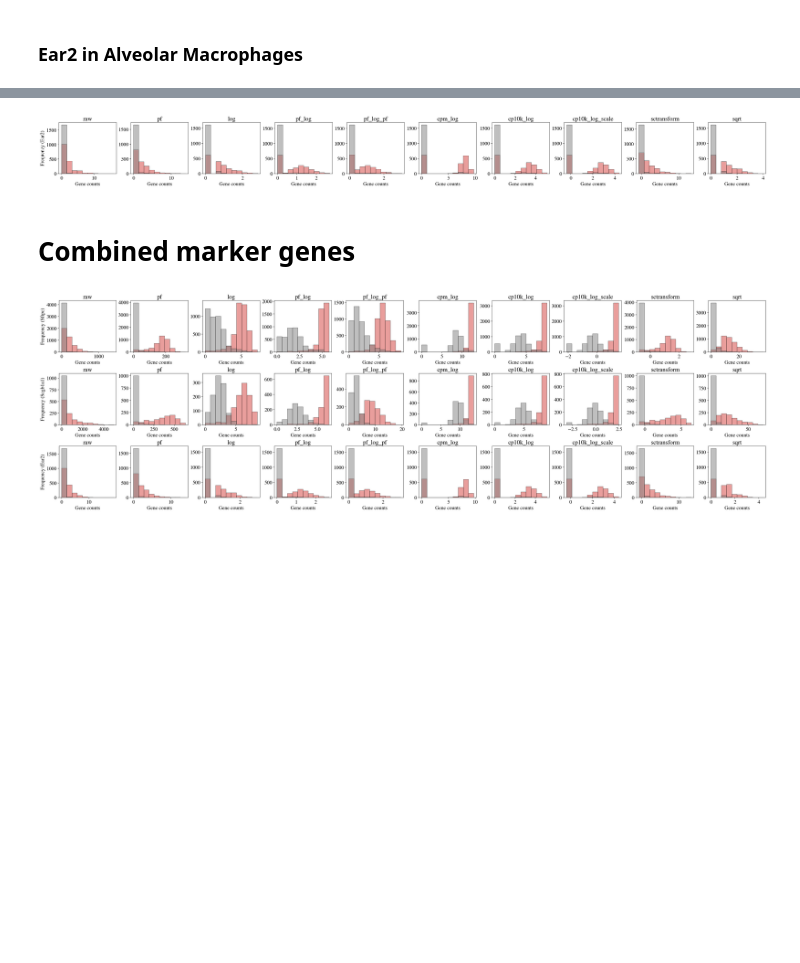
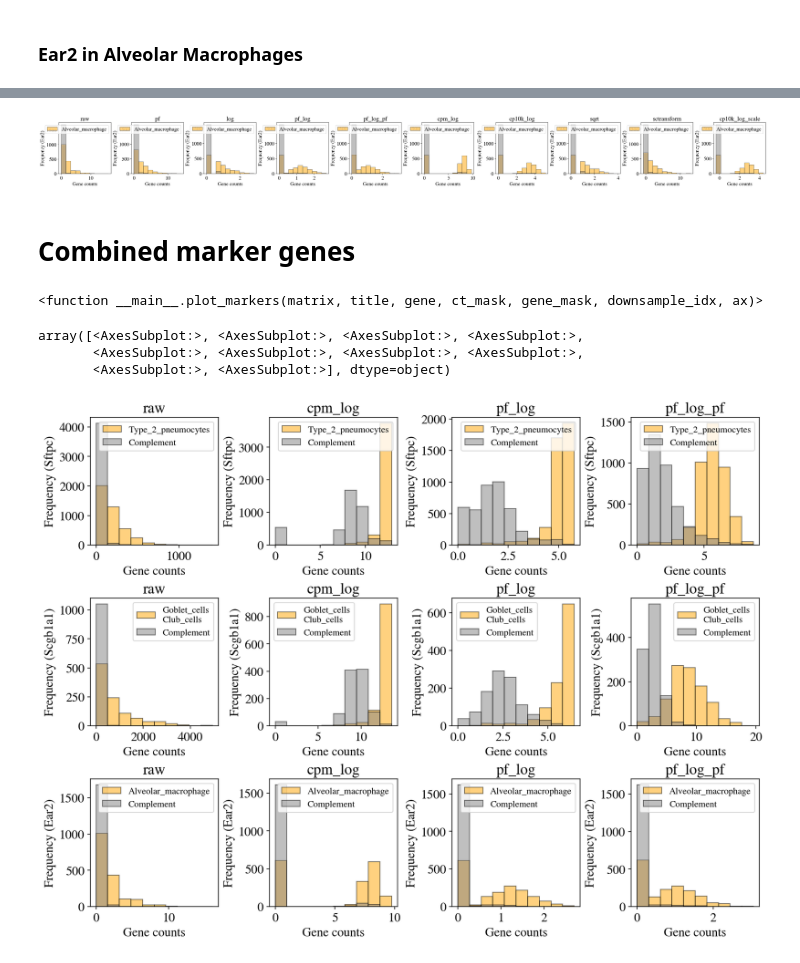
Before and after one commit to pachterlab/BHGP_2022, a Jupyter notebook: analysis/angelidis_marker_genes.ipynb, the cells around one changed output, grey strips where cells are left out. Cells and saved outputs as stored; diff of their text form; code cells hidden in the pictures; blank space fills up the shorter version.

```diff
--- a/analysis/angelidis_marker_genes.ipynb
+++ b/analysis/angelidis_marker_genes.ipynb
@@ -149,3 +98,20 @@ def plot_celltype_marker_gene(data, gene, ct_mask, gene_mask, downsample_idx, ax
+# %%
+def plot_markers(matrix, title, ct, gene, ct_mask, gene_mask, downsample_idx, ax):
+    p = {
+      "xlabel": "Gene counts",
+      "ylabel": f"Frequency ({gene})",
+      "title": title
+    }
+    v_gene = matrix[:, gene_mask].flatten()
+    t = v_gene[ct_mask]
+    c = v_gene[~ct_mask][downsample_idx]
+    bins = np.histogram(np.hstack((t,c)), bins=10)[1] #get the bin edges
+    ax.hist(t, label=ct, alpha=0.5, bins=bins, edgecolor="k", facecolor="orange")
+    ax.hist(c, label="Complement", alpha=0.5, bins=bins, edgecolor="k", facecolor="grey")
+
+    ax.set(**p)
+    ax.legend(prop={"size": 11})
+    return ax
 # %% [markdown]
 ### Sftpc in Type 2 Pneumocytes
 # %%
@@ -168,7 +134,8 @@ for title, matrix in data.items():
 n = len(data.items())
 fig, axs = plt.subplots(figsize=(3*n,3), ncols=n, constrained_layout=True)
 
-plot_celltype_marker_gene(data, gene, ct_mask, gene_mask, downsample_idx, axs)
+for ax, (k, m) in zip(axs, data.items()):
+    plot_markers(m, k, celltype, gene, ct_mask, gene_mask, downsample_idx, ax)
 
 fig.show()
 # %% [output]
@@ -215,7 +195,8 @@ ks
 n = len(data.keys())
 fig, axs = plt.subplots(figsize=(3*n,3), ncols=n, constrained_layout=True)
 
-plot_celltype_marker_gene(data, gene, ct_mask, gene_mask, downsample_idx, axs)
+for ax, (k, m) in zip(axs, data.items()):
+    plot_markers(m, k, celltype1 + "\n" + celltype2, gene, ct_mask, gene_mask, downsample_idx, ax)
 
 fig.show()
 # %% [output]
@@ -256,19 +237,31 @@ ks
 n = len(data.keys())
 fig, axs = plt.subplots(figsize=(3*n,3), ncols=n, constrained_layout=True)
 
-plot_celltype_marker_gene(data, gene, ct_mask, gene_mask, downsample_idx, axs)
+for ax, (k, m) in zip(axs, data.items()):
+    plot_markers(m, k, celltype, gene, ct_mask, gene_mask, downsample_idx, ax)
 
 fig.show()
 # %% [output]
-[figure, old version]
+[figure, new version]
 # %% [markdown]
 # Combined marker genes
+# %%
+plot_markers
+# %% [output]
+<function __main__.plot_markers(matrix, title, gene, ct_mask, gene_mask, downsample_idx, ax)>
+# %%
+axes[0]
+# %% [output]
+array([<AxesSubplot:>, <AxesSubplot:>, <AxesSubplot:>, <AxesSubplot:>,
+       <AxesSubplot:>, <AxesSubplot:>, <AxesSubplot:>, <AxesSubplot:>,
+       <AxesSubplot:>, <AxesSubplot:>], dtype=object)
 # %%
-n = len(data.keys())
+pltlabels = ["raw", "cpm_log", "pf_log", "pf_log_pf"]
+n = len(pltlabels)
 mg = ["Sftpc", "Scgb1a1", "Ear2"]
 m = len(mg)
 
-fig, axs = plt.subplots(figsize=(3*n,3*m), ncols=n,nrows=m, constrained_layout=True)
+fig, axes = plt.subplots(figsize=(3*n,3*m), ncols=n,nrows=m, constrained_layout=True)
 
 ## First
 celltype = "Type_2_pneumocytes"
@@ -280,7 +273,9 @@ size_t = (ct_mask).sum()
 size_c = (~ct_mask).sum()
 downsample_idx = np.random.choice(np.arange(size_c), size=size_t, replace=False)
 
-plot_celltype_marker_gene(data, gene, ct_mask, gene_mask, downsample_idx, axs[0])
+axs = axes[0]
+for ax, k in zip(axs, pltlabels):
+    plot_markers(data[k], k, celltype, gene, ct_mask, gene_mask, downsample_idx, ax)
 
 ## Second
 
@@ -288,34 +283,38 @@ celltype1 = "Goblet_cells"
 celltype2 = "Club_cells"
 
 ct_mask1 = assignments == celltype1
 ct_mask2 = assignments == celltype2
 
 ct_mask = np.logical_or(ct_mask1, ct_mask2)
 
 size_t = (ct_mask).sum()
 size_c = (~ct_mask).sum()
 downsample_idx = np.random.choice(np.arange(size_c), size=size_t, replace=False)
 
 gene = "Scgb1a1"
 
 gene_mask = genes == gene
 
-plot_celltype_marker_gene(data, gene, ct_mask, gene_mask, downsample_idx, axs[1])
+axs = axes[1]
+for ax, k in zip(axs, pltlabels):
+    plot_markers(data[k], k, celltype1 + "\n" + celltype2, gene, ct_mask, gene_mask, downsample_idx, ax)
 
 ## third
 celltype = "Alveolar_macrophage"
 gene = "Ear2"
 
 ct_mask = assignments == celltype
 gene_mask = genes == gene
 
 size_t = (ct_mask).sum()
 size_c = (~ct_mask).sum()
 downsample_idx = np.random.choice(np.arange(size_c), size=size_t, replace=False)
 
-plot_celltype_marker_gene(data, gene, ct_mask, gene_mask, downsample_idx, axs[2])
+axs = axes[2]
+for ax, k in zip(axs, pltlabels):
+    plot_markers(data[k], k, celltype, gene, ct_mask, gene_mask, downsample_idx, ax)
 
-# fig.savefig("celltype_markers.png", facecolor='white', transparent=False)
+fig.savefig(f"celltype_markers.png", facecolor='white', transparent=False, dpi=300, bbox_inches="tight")
 fig.show()
 # %% [output]
-[figure, old version]
+[figure, new version]
```
Also changed, not shown: parts of 15 cells of this notebook, 4 other files.
